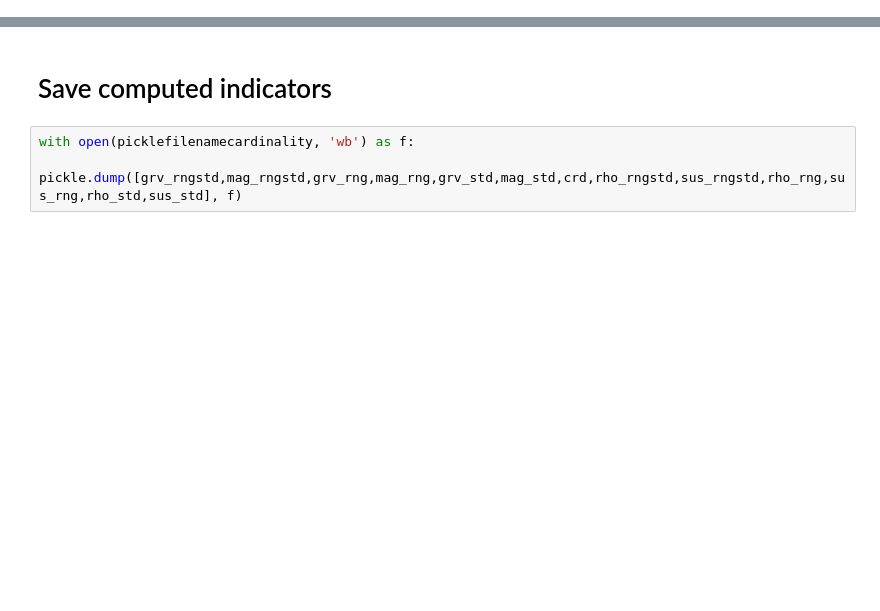
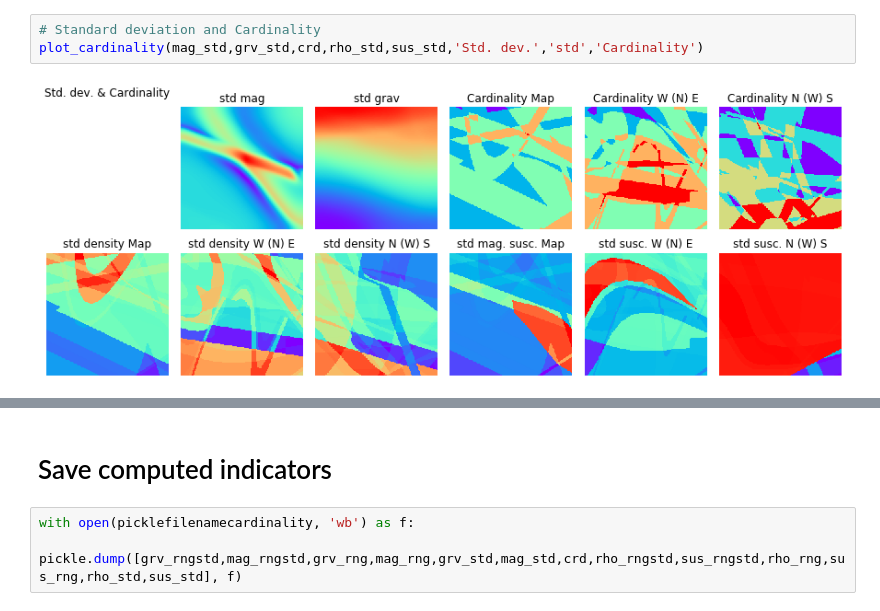
Before and after one commit to Loop3D/loopUI, a Jupyter notebook: nbk-cardinality.ipynb, the cells around one changed output, grey strips where cells are left out. Saved outputs shown, nothing was run; the diff lists cells and outputs as text; blank space fills up the shorter version.

```diff
--- a/nbk-cardinality.ipynb
+++ b/nbk-cardinality.ipynb
@@ -191,0 +74,5 @@ plt.show()
+# %%
+# Standard deviation and Cardinality
+plot_cardinality(mag_std,grv_std,crd,rho_std,sus_std,'Std. dev.','std','Cardinality')
+# %% [output]
+[figure, added]
```
Also changed, not shown: parts of 13 cells of this notebook, 6 other files.
